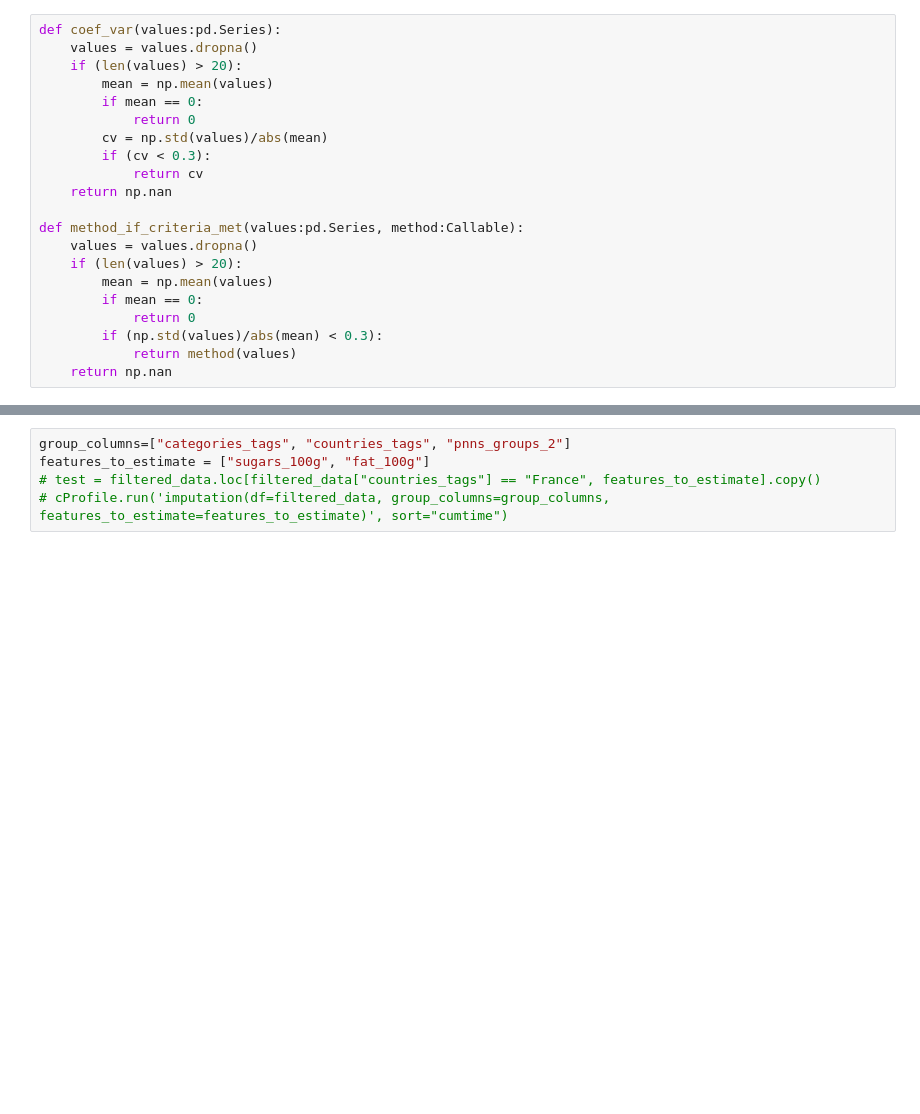
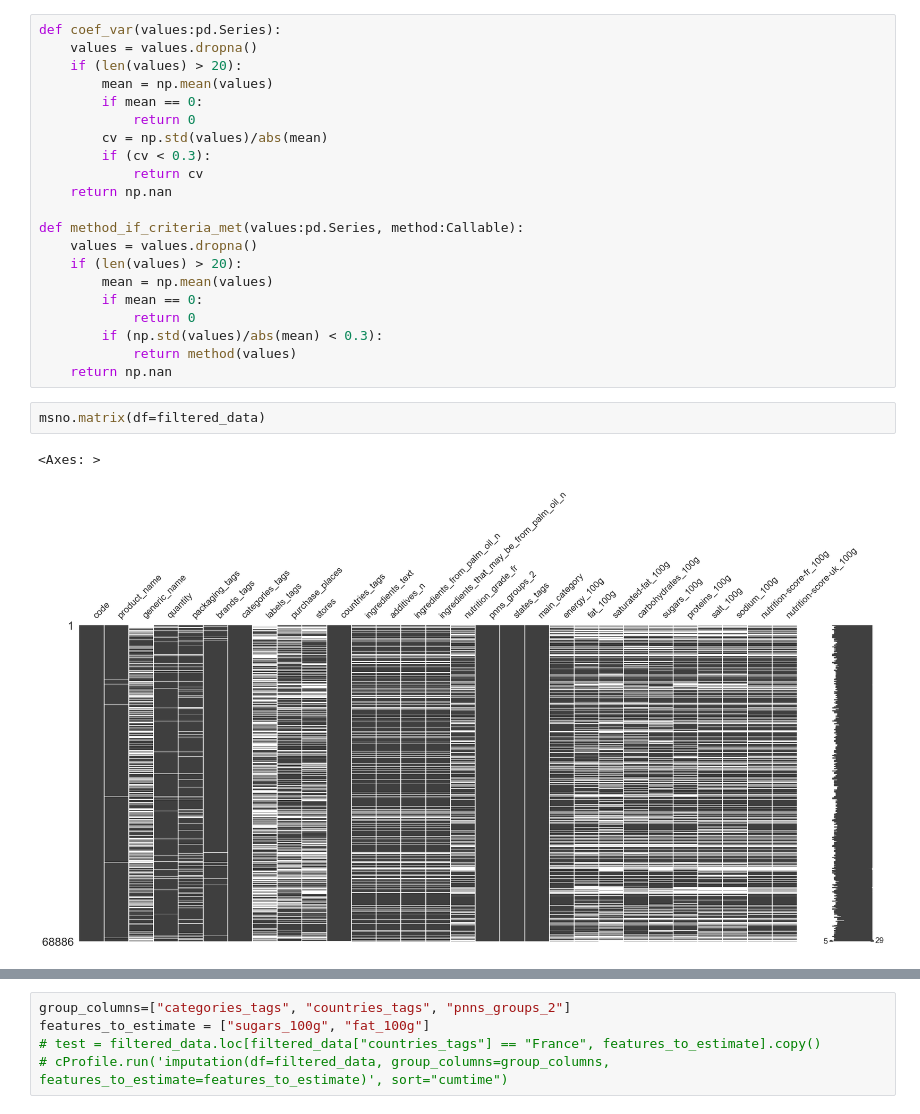
Before and after one commit to Unipto/DS_3, a Jupyter notebook: Preparez_des_donnees_pour_un_organisme_de_sante_publiques_CARRE_MAXIME/CARRE_MAXIME_1_notebook_01102024.ipynb, the cells around one changed output, grey strips where cells are left out. Cells and saved outputs as stored; diff of their text form; blank space fills up the shorter version.

```diff
--- a/Preparez_des_donnees_pour_un_organisme_de_sante_publiques_CARRE_MAXIME/CARRE_MAXIME_1_notebook_01102024.ipynb
+++ b/Preparez_des_donnees_pour_un_organisme_de_sante_publiques_CARRE_MAXIME/CARRE_MAXIME_1_notebook_01102024.ipynb
@@ -1074,3 +1074,8 @@ def method_if_criteria_met(values:pd.Series, method:Callable):
         if (np.std(values)/abs(mean) < 0.3):
             return method(values)
     return np.nan
+# %%
+msno.matrix(df=filtered_data)
+# %% [output]
+<Axes: >
+[figure, added]
```
Also changed, not shown: parts of 5 cells of this notebook.
